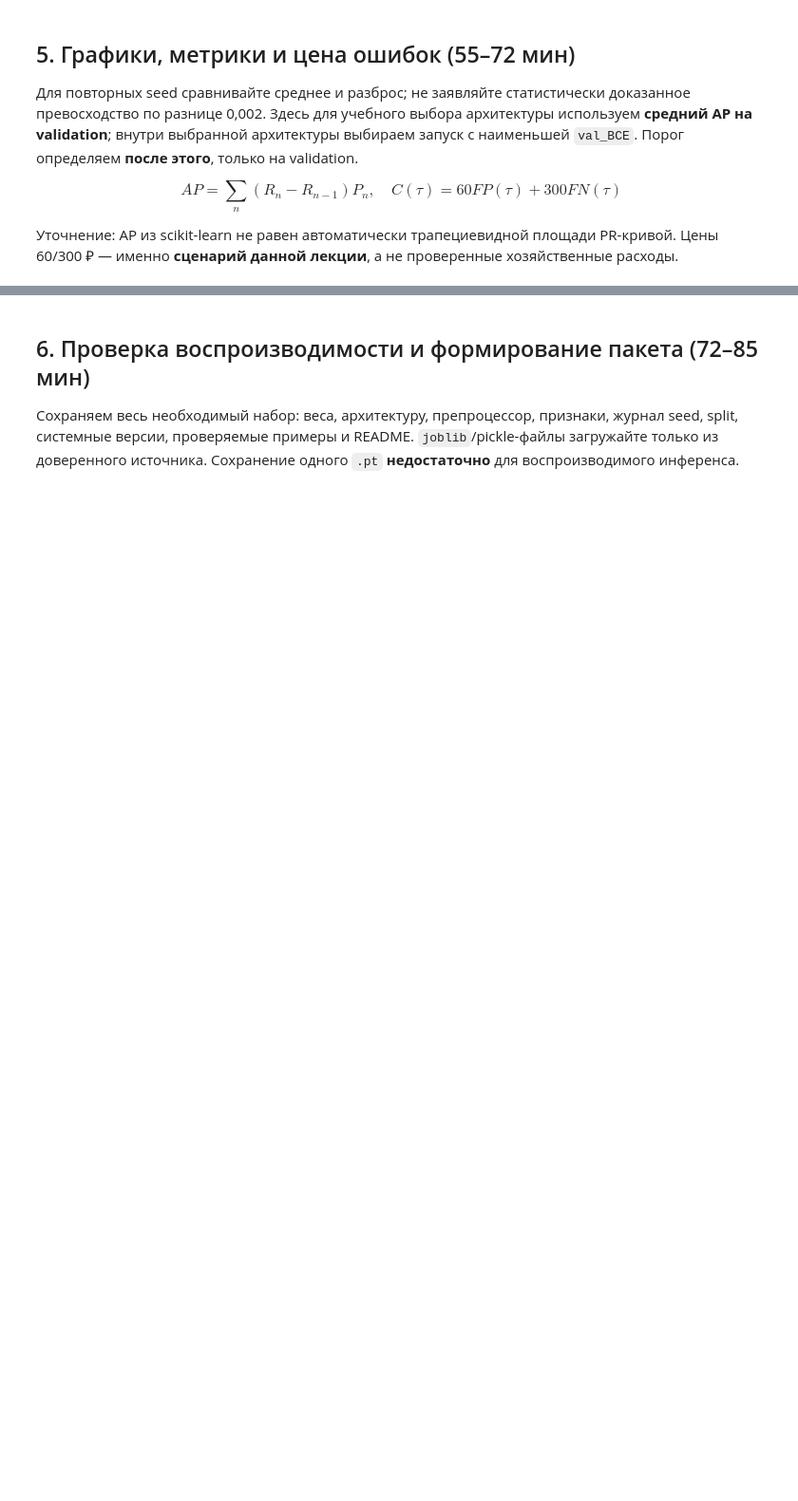
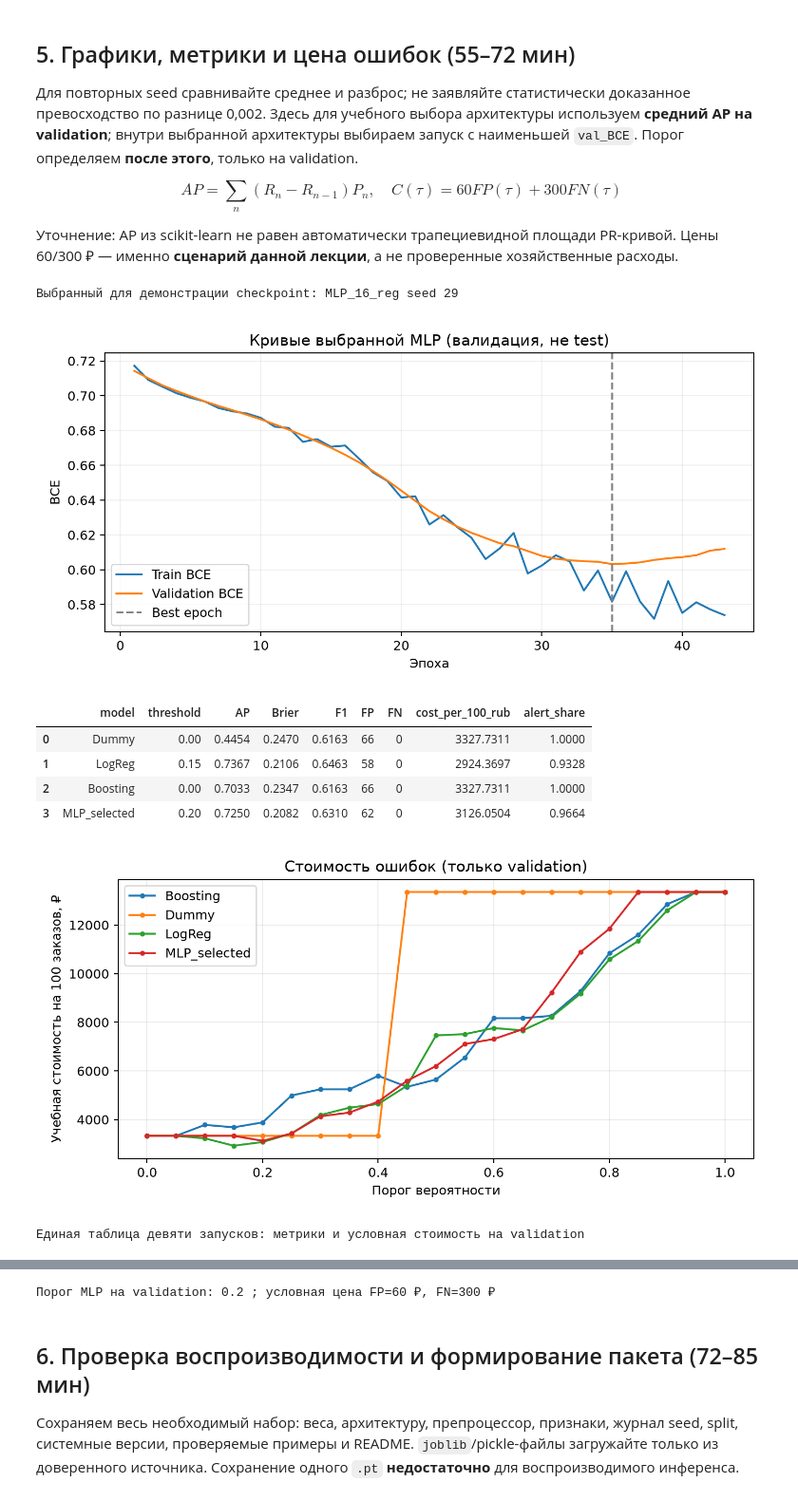
Before and after one commit to Vladislav-Evg-Sid/utmn-master-degree, a Jupyter notebook: tii/lb21/21_student.ipynb, the cells around one changed output, grey strips where cells are left out. Shown at 95% size. Cells and saved outputs as stored; diff of their text form; code cells hidden in the pictures; blank space fills up the shorter version.

```diff
--- a/tii/lb21/21_student.ipynb
+++ b/tii/lb21/21_student.ipynb
@@ -146,6 +203,10 @@ class DeliveryMLP(nn.Module):
         self.net=nn.Sequential(nn.Linear(d,width),nn.ReLU(),nn.Dropout(dropout),
                               nn.Linear(width,width),nn.ReLU(),nn.Dropout(dropout),nn.Linear(width,1))
     def forward(self,x):return self.net(x).squeeze(1)
+
+assert sum(p.numel() for p in DeliveryMLP(20,16).parameters())==625
+assert sum(p.numel() for p in DeliveryMLP(20,32).parameters())==1761
+print('Проверка учебных размерностей 20→16→16→1: 625; 20→32→32→1: 1761')
 
 def train_once(config,seed):
     torch.manual_seed(seed)
@@ -193,4 +254,15 @@ for name,cfg in configs.items():
         rows.append(row);runs[(name,seed)]={'model':model,'probs':pred,'history':hist,'row':row}
 experiments=pd.DataFrame(rows)
 display(experiments.round(4))
+assert len(experiments)==9 and set(experiments.seed)=={13,29,47}
 print('Средние AP по архитектурам:');display(experiments.groupby('model').val_AP.agg(['mean','std']).round(4))
+lr_config=dict(configs['MLP_16_reg']);lr_config['lr']=3e-4
+lr_rows=[]
+for seed in seeds:
+    lr_model,lr_pred,lr_history,lr_epoch,lr_loss,lr_sec=train_once(lr_config,seed)
+    lr_rows.append({'model':'MLP_16_reg_lr_3e-4','seed':seed,'val_AP':average_precision_score(yva,lr_pred),
+        'val_BCE':lr_loss,'best_epoch':lr_epoch,'epochs_run':len(lr_history),'seconds_cpu':lr_sec,
+        'n_parameters':sum(q.numel() for q in lr_model.parameters())})
+lr_experiment=pd.DataFrame(lr_rows)
+print('Дополнительный опыт: меняется только learning rate, архитектура и split прежние')
+display(lr_experiment.round(4))
@@ -207,34 +302,55 @@ summary=experiments.groupby('model').agg(AP_mean=('val_AP','mean'),AP_std=('val_
 chosen_arch=summary.sort_values(['AP_mean','sec_mean'],ascending=[False,True]).index[0]
 chosen_seed=int(experiments.loc[experiments.model.eq(chosen_arch)].sort_values('val_BCE').iloc[0].seed)
 selected=runs[(chosen_arch,chosen_seed)]
 print('Выбранный для демонстрации checkpoint:',chosen_arch,'seed',chosen_seed)
 plt.figure(figsize=(8,4)); h=selected['history']
 plt.plot(h.epoch,h.train_bce,label='Train BCE');plt.plot(h.epoch,h.val_bce,label='Validation BCE')
 plt.axvline(selected['row']['best_epoch'],ls='--',color='gray',label='Best epoch')
-plt.xlabel('Эпоха');plt.ylabel('BCE');plt.title('Кривые выбранной MLP (валидация, не test)');plt.legend();plt.grid(alpha=.2);plt.tight_layout();plt.savefig(ROOT/'learning_curves.png',dpi=180);plt.show()
+plt.xlabel('Эпоха');plt.ylabel('BCE');plt.title('Кривые выбранной MLP (валидация, не test)');plt.legend();plt.grid(alpha=.2);plt.tight_layout();plt.savefig(ROOT/'learning_curves.png',dpi=180);plt.close();display(Image(filename=str(ROOT/'learning_curves.png')))
 
 def eval_at(y,p,threshold):
     pred=(p>=threshold).astype(int)
     tn,fp,fn,tp=confusion_matrix(y,pred,labels=[0,1]).ravel()
     return {'precision':precision_score(y,pred,zero_division=0),'recall':recall_score(y,pred,zero_division=0),
       'F1':f1_score(y,pred,zero_division=0),'AP':average_precision_score(y,p),'Brier':brier_score_loss(y,p),
       'FP':int(fp),'FN':int(fn),'TP':int(tp),'TN':int(tn),'cost_rub':int(60*fp+300*fn),
       'cost_per_100_rub':(60*fp+300*fn)/len(y)*100,'alert_share':float(pred.mean())}
-thresholds=np.linspace(.1,.9,17).round(3)
+thresholds=np.linspace(0,1,21).round(3)
 all_probas={**base_probs,'MLP_selected':selected['probs']}
 cost_records=[];model_records=[]
 for name,pr in all_probas.items():
     for t in thresholds:
         rec=eval_at(yva,pr,float(t));cost_records.append({'model':name,'threshold':float(t),**rec})
     best=min((r for r in cost_records if r['model']==name),key=lambda r:(r['cost_rub'],r['threshold']))
     model_records.append(best)
 cost_df=pd.DataFrame(cost_records);compare=pd.DataFrame(model_records)
 display(compare[['model','threshold','AP','Brier','F1','FP','FN','cost_per_100_rub','alert_share']].round(4))
 fig,ax=plt.subplots(figsize=(8,4))
 for name,g in cost_df.groupby('model'):
     ax.plot(g.threshold,g.cost_per_100_rub,marker='.',label=name)
 ax.set(xlabel='Порог вероятности',ylabel='Учебная стоимость на 100 заказов, ₽',title='Стоимость ошибок (только validation)')
-ax.grid(alpha=.25);ax.legend();fig.tight_layout();fig.savefig(ROOT/'cost_threshold.png',dpi=180);plt.show()
+ax.grid(alpha=.25);ax.legend();fig.tight_layout();fig.savefig(ROOT/'cost_threshold.png',dpi=180);plt.close(fig);display(Image(filename=str(ROOT/'cost_threshold.png')))
+run_cost_rows=[]
+for (architecture,seed),run in runs.items():
+    best_cost=min((eval_at(yva,run['probs'],float(t)) | {'threshold':float(t)} for t in thresholds),
+                  key=lambda r:(r['cost_rub'],r['threshold']))
+    run_cost_rows.append({'model':architecture,'seed':seed,'cost_per_100_rub':best_cost['cost_per_100_rub'],
+                          'threshold':best_cost['threshold'],'FP':best_cost['FP'],'FN':best_cost['FN']})
+run_comparison=experiments.merge(summary[['AP_mean','AP_std']],left_on='model',right_index=True)
+run_comparison=run_comparison.merge(pd.DataFrame(run_cost_rows),on=['model','seed'])
+print('Единая таблица девяти запусков: метрики и условная стоимость на validation')
+display(run_comparison[['model','seed','n_parameters','AP_mean','AP_std','val_AP','val_BCE',
+                        'seconds_cpu','cost_per_100_rub','threshold','FP','FN']].round(4))
 selected_threshold=float(compare.set_index('model').loc['MLP_selected','threshold'])
-print('Порог MLP на validation:',selected_threshold)
+print('Порог MLP на validation:',selected_threshold,'; условная цена FP=60 ₽, FN=300 ₽')
 # Ни единой метрики test или прогнозов test в этом задании не вычисляем!
+# %% [output]
+Выбранный для демонстрации checkpoint: MLP_16_reg seed 29
+[figure, added]
+|  | model | threshold | AP | Brier | F1 | FP | FN | cost_per_100_rub | alert_share |
+| 0 | Dummy | 0.00 | 0.4454 | 0.2470 | 0.6163 | 66 | 0 | 3327.7311 | 1.0000 |
+| 1 | LogReg | 0.15 | 0.7367 | 0.2106 | 0.6463 | 58 | 0 | 2924.3697 | 0.9328 |
+| 2 | Boosting | 0.00 | 0.7033 | 0.2347 | 0.6163 | 66 | 0 | 3327.7311 | 1.0000 |
+| 3 | MLP_selected | 0.20 | 0.7250 | 0.2082 | 0.6310 | 62 | 0 | 3126.0504 | 0.9664 |
+[figure, added]
+Единая таблица девяти запусков: метрики и условная стоимость на validation
@@ -241,3 +367,4 @@ print('Порог MLP на validation:',selected_threshold)
+Порог MLP на validation: 0.2 ; условная цена FP=60 ₽, FN=300 ₽
 # %% [markdown]
 ## 6. Проверка воспроизводимости и формирование пакета (72–85 мин)
 
```
Also changed, not shown: parts of 7 cells of this notebook, 22 other files.
